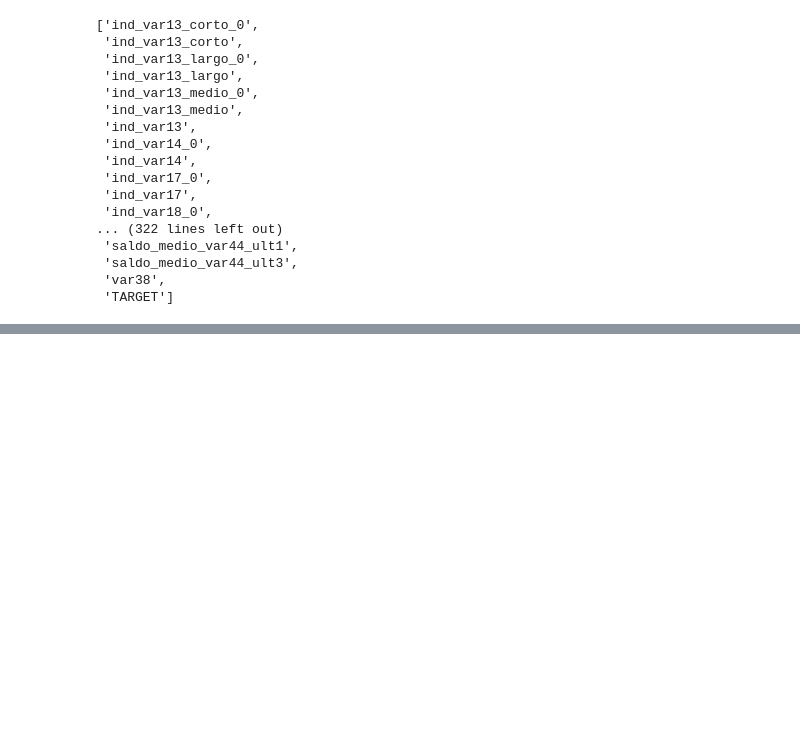
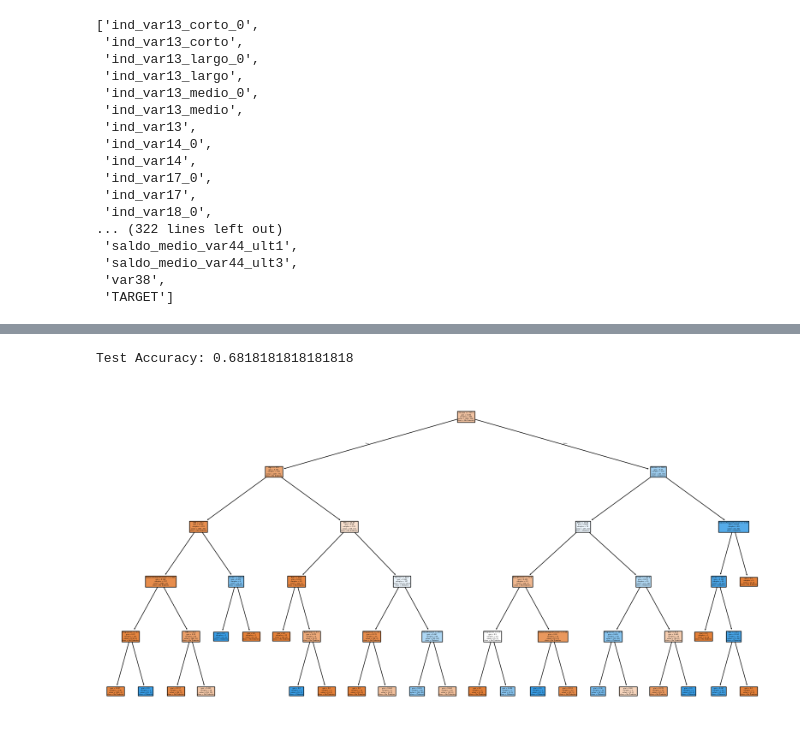
Before and after one commit to srichandana498/ML, a Jupyter notebook: ML.ipynb, the cells around one changed output, grey strips where cells are left out. Drawn from its saved outputs; the diff is of its cells as text; code cells hidden in the pictures; blank space fills up the shorter version.

```diff
--- a/ML.ipynb
+++ b/ML.ipynb
@@ -1045,0 +1286,5 @@ g) New product data created in DataFrame.
+# %%
+y_test_pred = clf.predict(X_test)
+print("Test Accuracy:", accuracy_score(y_test, y_test_pred))
+# %% [output]
+Test Accuracy: 0.6818181818181818
@@ -1045,0 +1298,9 @@ g) New product data created in DataFrame.
+# %%
+from sklearn.tree import plot_tree
+import matplotlib.pyplot as plt
+
+plt.figure(figsize=(20,10))
+plot_tree(clf, feature_names=X.columns, class_names=['No Diabetes', 'Diabetes'], filled=True)
+plt.show()
+# %% [output]
+[figure, added]
```
Also changed, not shown: parts of 40 cells of this notebook.
